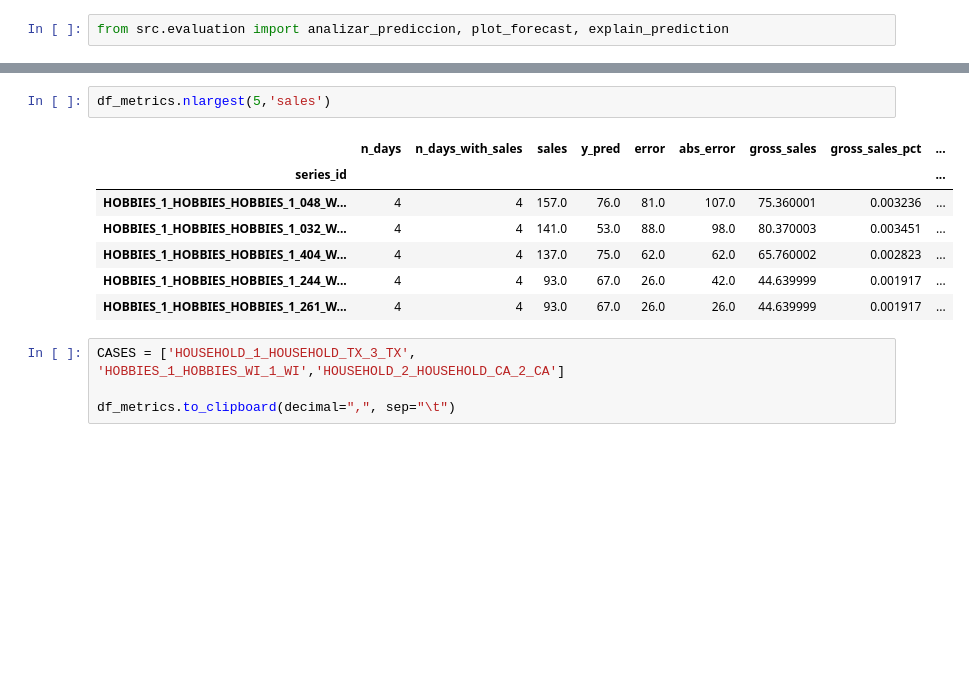
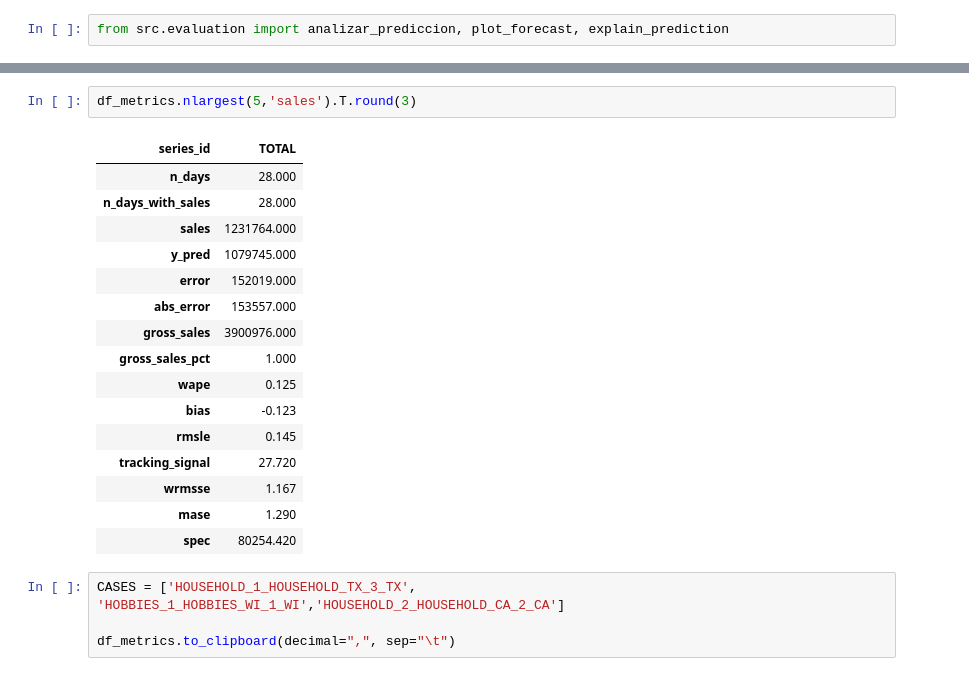
Before and after one commit to njimenez94/forecast-tfm, a Jupyter notebook: notebooks/03_predictions.ipynb, the cells around one changed output, grey strips where cells are left out. Drawn from its saved outputs; the diff is of its cells as text; blank space fills up the shorter version.

```diff
--- a/notebooks/03_predictions.ipynb
+++ b/notebooks/03_predictions.ipynb
@@ -174,13 +160,22 @@ df_metrics.nsmallest(5,'wrmsse')
 # %%
-df_metrics.nlargest(5,'sales')
+df_metrics.nlargest(5,'sales').T.round(3)
 # %% [output]
-|  | n_days | n_days_with_sales | sales | y_pred | error | abs_error | gross_sales | gross_sales_pct | ... |
-| series_id |  |  |  |  |  |  |  |  | ... |
-| HOBBIES_1_HOBBIES_HOBBIES_1_048_W... | 4 | 4 | 157.0 | 76.0 | 81.0 | 107.0 | 75.360001 | 0.003236 | ... |
-| HOBBIES_1_HOBBIES_HOBBIES_1_032_W... | 4 | 4 | 141.0 | 53.0 | 88.0 | 98.0 | 80.370003 | 0.003451 | ... |
-| HOBBIES_1_HOBBIES_HOBBIES_1_404_W... | 4 | 4 | 137.0 | 75.0 | 62.0 | 62.0 | 65.760002 | 0.002823 | ... |
-| HOBBIES_1_HOBBIES_HOBBIES_1_244_W... | 4 | 4 | 93.0 | 67.0 | 26.0 | 42.0 | 44.639999 | 0.001917 | ... |
-| HOBBIES_1_HOBBIES_HOBBIES_1_261_W... | 4 | 4 | 93.0 | 67.0 | 26.0 | 26.0 | 44.639999 | 0.001917 | ... |
+| series_id | TOTAL |
+| n_days | 28.000 |
+| n_days_with_sales | 28.000 |
+| sales | 1231764.000 |
+| y_pred | 1079745.000 |
+| error | 152019.000 |
+| abs_error | 153557.000 |
+| gross_sales | 3900976.000 |
+| gross_sales_pct | 1.000 |
+| wape | 0.125 |
+| bias | -0.123 |
+| rmsle | 0.145 |
+| tracking_signal | 27.720 |
+| wrmsse | 1.167 |
+| mase | 1.290 |
+| spec | 80254.420 |
 # %%
 CASES = ['HOUSEHOLD_1_HOUSEHOLD_TX_3_TX', 'HOBBIES_1_HOBBIES_WI_1_WI','HOUSEHOLD_2_HOUSEHOLD_CA_2_CA']
 
```
Also changed, not shown: parts of 12 cells of this notebook, 1 other file.
